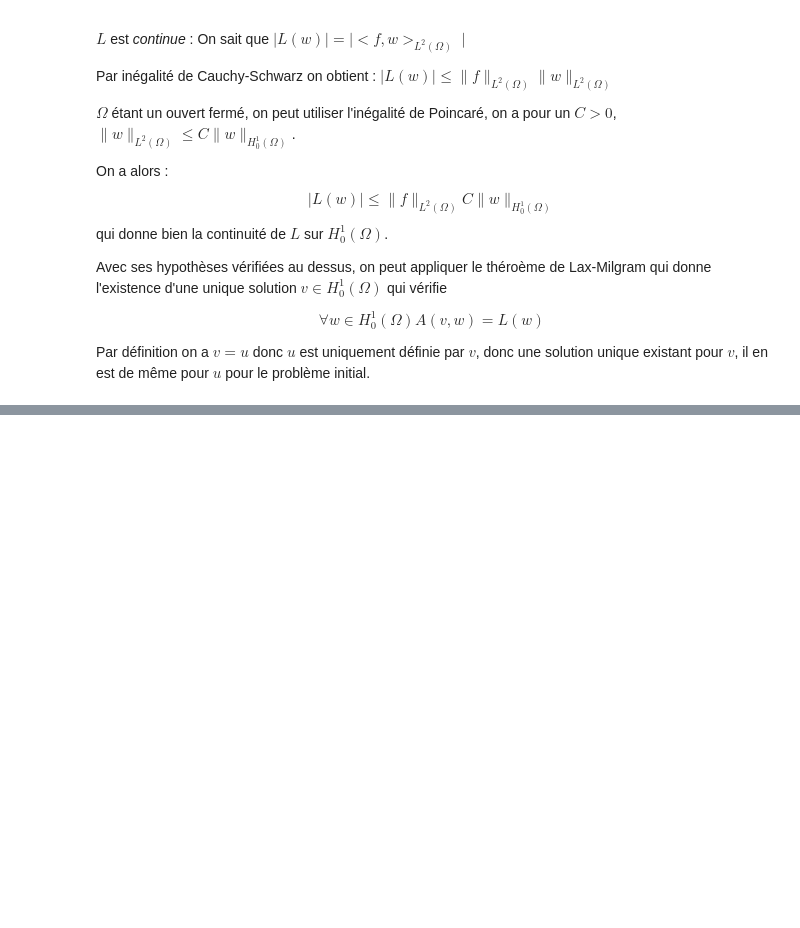
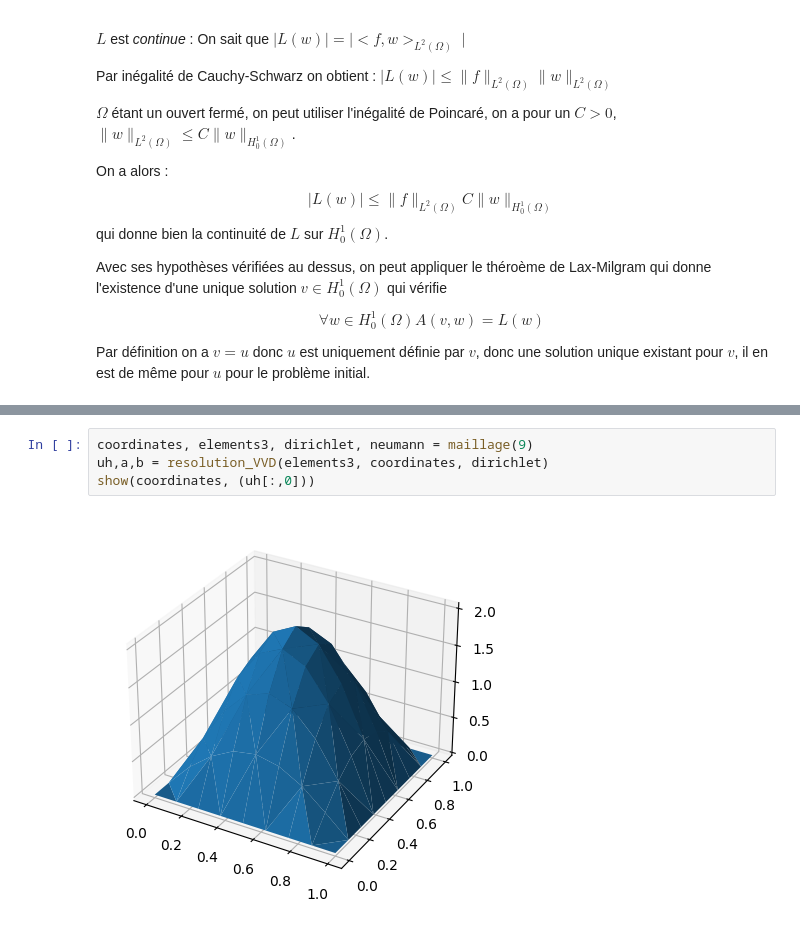
Before and after one commit to JedMoutahir/Travail-SN-ENSEEIHT, a Jupyter notebook: 2A/EDP/Projet/TP-EDP.ipynb, the cells around one changed output, grey strips where cells are left out. Drawn from its saved outputs; the diff is of its cells as text; blank space fills up the shorter version.

```diff
--- a/2A/EDP/Projet/TP-EDP.ipynb
+++ b/2A/EDP/Projet/TP-EDP.ipynb
@@ -603,0 +724,6 @@ Par définition on a $v = u$ donc $u$ est uniquement définie par $v$, donc une
+# %%
+coordinates, elements3, dirichlet, neumann = maillage(9)
+uh,a,b = resolution_VVD(elements3, coordinates, dirichlet)
+show(coordinates, (uh[:,0]))
+# %% [output]
+[figure, added]
```
Also changed, not shown: parts of 12 cells of this notebook.
